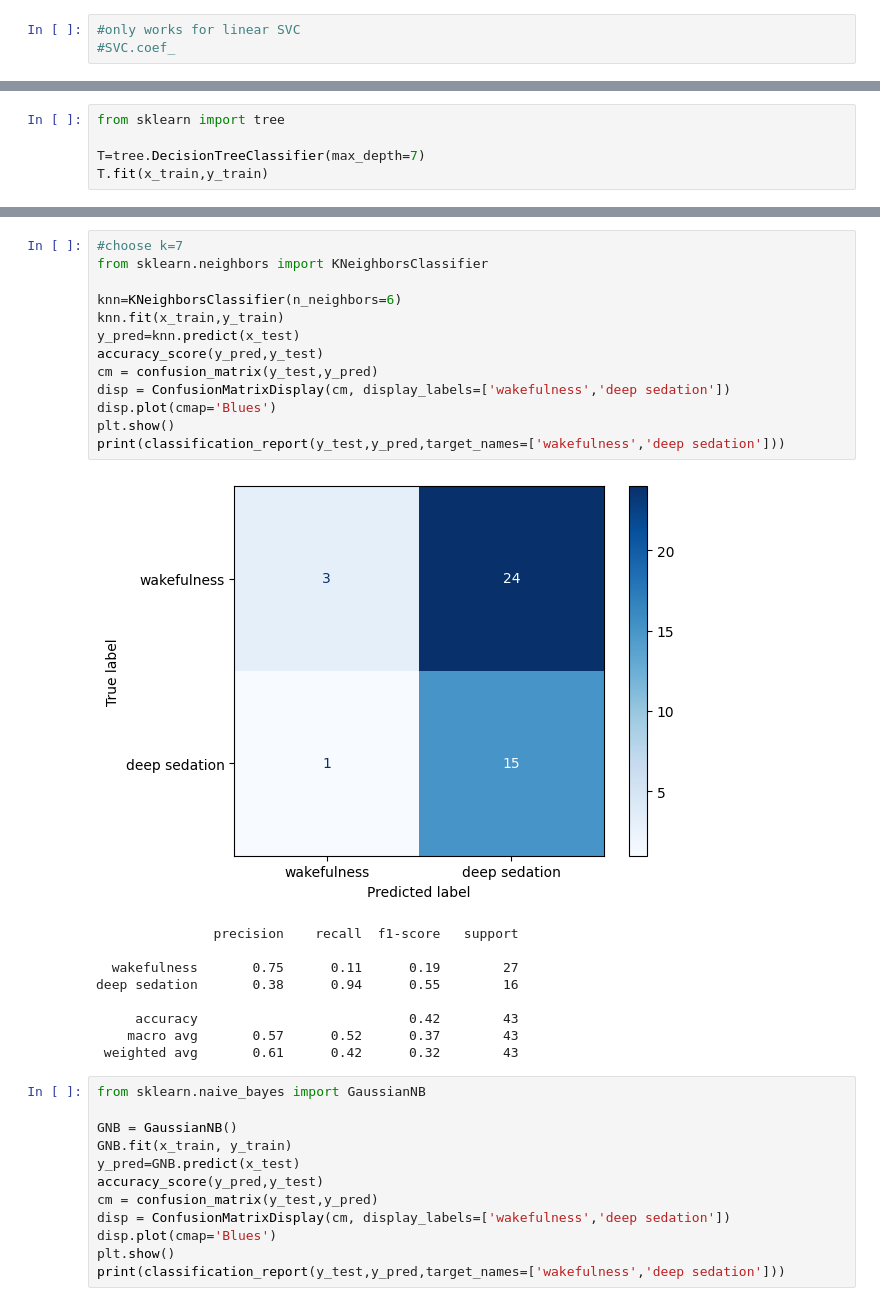
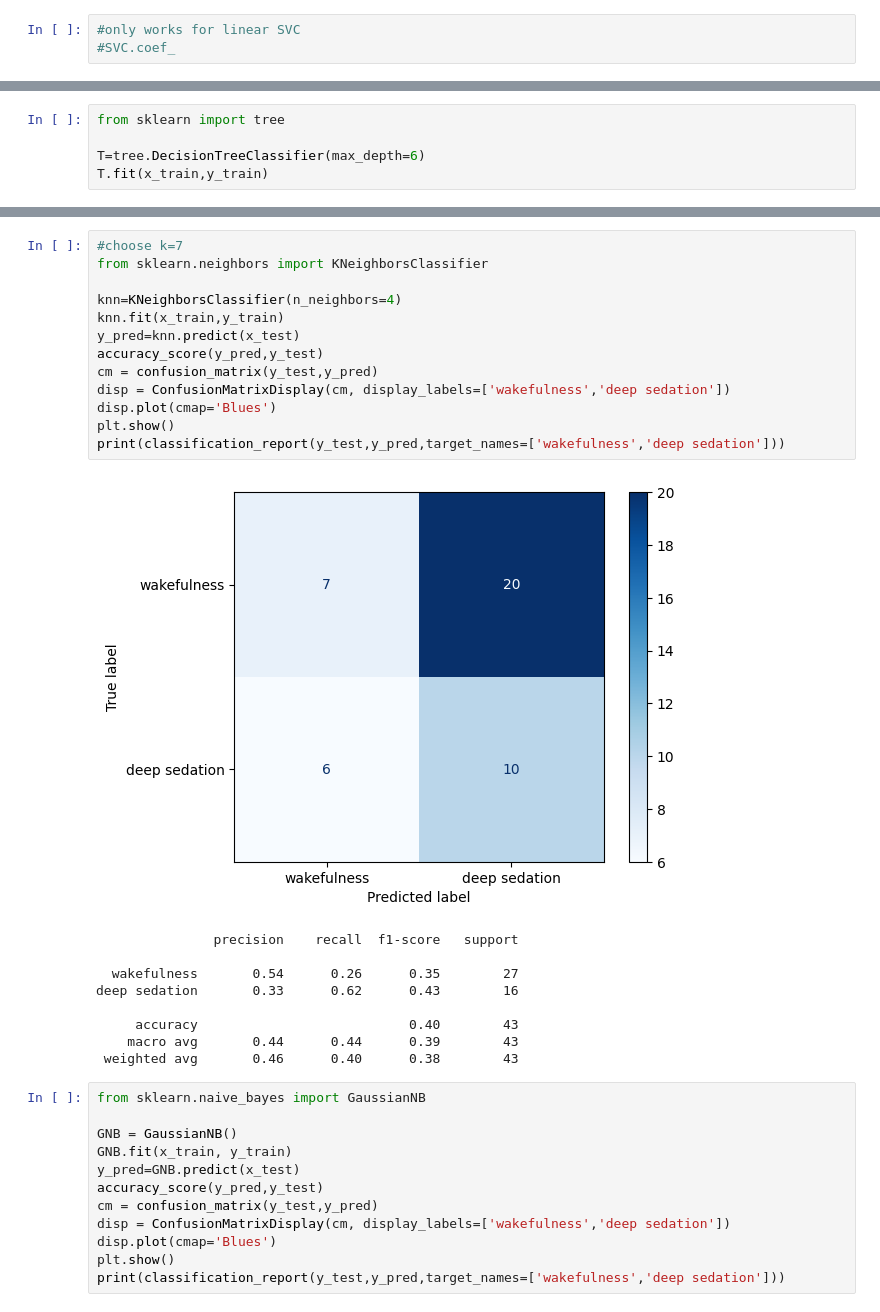
Before and after one commit to kangelaa/honors-thesis, a Jupyter notebook: HThesis_SVMModel_HudetzHoldout.ipynb, the cells around one changed output, grey strips where cells are left out. Saved outputs shown, nothing was run; the diff lists cells and outputs as text.

```diff
--- a/HThesis_SVMModel_HudetzHoldout.ipynb
+++ b/HThesis_SVMModel_HudetzHoldout.ipynb
@@ -559,6 +557,6 @@ grid_search.best_params_
 # %%
 from sklearn import tree
 
-T=tree.DecisionTreeClassifier(max_depth=7)
+T=tree.DecisionTreeClassifier(max_depth=6)
 T.fit(x_train,y_train)
 # %% [output]
@@ -619,26 +617,26 @@ grid_search.best_params_
 # %%
 #choose k=7
 from sklearn.neighbors import KNeighborsClassifier
 
-knn=KNeighborsClassifier(n_neighbors=6)
+knn=KNeighborsClassifier(n_neighbors=4)
 knn.fit(x_train,y_train)
 y_pred=knn.predict(x_test)
 accuracy_score(y_pred,y_test)
 cm = confusion_matrix(y_test,y_pred)
 disp = ConfusionMatrixDisplay(cm, display_labels=['wakefulness','deep sedation'])
 disp.plot(cmap='Blues')
 plt.show()
 print(classification_report(y_test,y_pred,target_names=['wakefulness','deep sedation']))
 # %% [output]
-[figure, old version]
+[figure, new version]
                precision    recall  f1-score   support
 
-  wakefulness       0.75      0.11      0.19        27
-deep sedation       0.38      0.94      0.55        16
+  wakefulness       0.54      0.26      0.35        27
+deep sedation       0.33      0.62      0.43        16
 
-     accuracy                           0.42        43
-    macro avg       0.57      0.52      0.37        43
- weighted avg       0.61      0.42      0.32        43
+     accuracy                           0.40        43
+    macro avg       0.44      0.44      0.39        43
+ weighted avg       0.46      0.40      0.38        43
 # %%
 from sklearn.naive_bayes import GaussianNB
 
```
Also changed, not shown: parts of 11 cells of this notebook.
